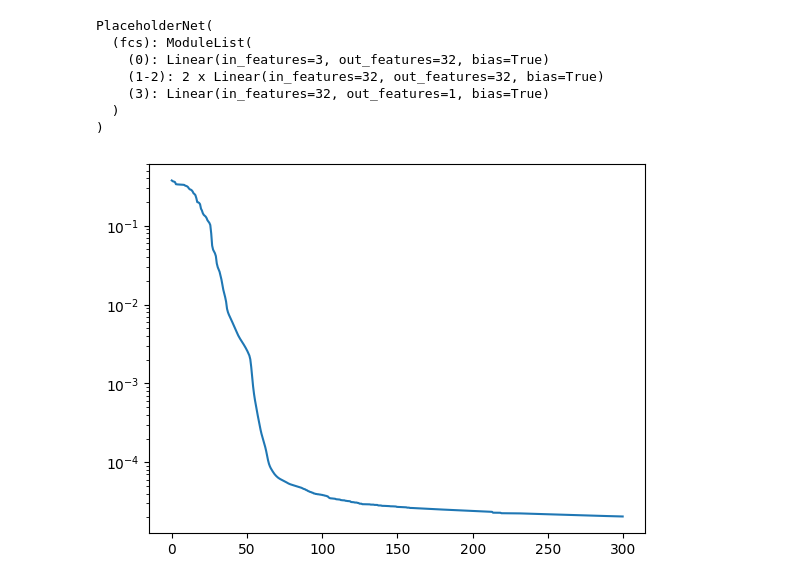
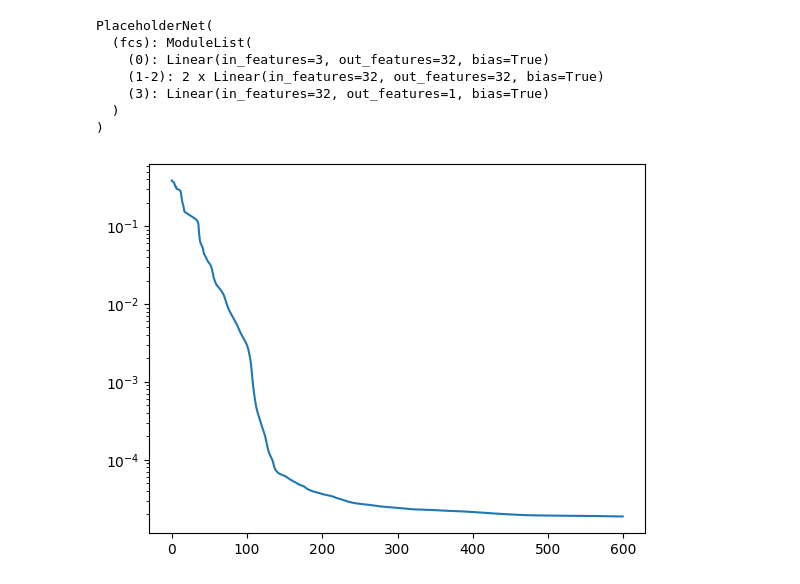
Before and after one commit to JamesAndrewKing/GaussNewtonShapes, a Jupyter notebook: notebooks/rockerarm.ipynb, the cells around one changed output. Drawn from its saved outputs; the diff is of its cells as text; code cells hidden in the pictures.

```diff
--- a/notebooks/rockerarm.ipynb
+++ b/notebooks/rockerarm.ipynb
@@ -46,7 +46,8 @@ scale = pts.norm(dim=1).max()
 pts /= scale
 
 # subsample_fraction = 0.2
-subsample_fraction = 0.3
+# subsample_fraction = 0.3
+subsample_fraction = 1.0
 num_points = pts.shape[0]
 
 # Randomly shuffle the points
@@ -125,8 +126,8 @@ PlaceholderNet(
 # %%
 # Gauss-Newton weights:
 # loss_weights = {"interface": 1.0, "eikonal": 0.001, "normal": 1.0}
-# loss_weights = {"interface": 1.0, "eikonal": 0.01, "normal": 1.0}
-loss_weights = {"interface": 1.0, "eikonal": 0.1, "normal": 1.0}
+loss_weights = {"interface": 1.0, "eikonal": 0.01, "normal": 1.0}
+# loss_weights = {"interface": 1.0, "eikonal": 0.1, "normal": 1.0}
 
 
 # loss_weights = {"interface": 1.0, "eikonal": 0.1, "mean_curvature": 0.0}
@@ -136,7 +137,7 @@ loss_weights = {"interface": 1.0, "eikonal": 0.1, "normal": 1.0}
 min_vals = pts.min(dim=0).values-0.2  # min along each axis (x, y, z)
 max_vals = pts.max(dim=0).values+0.2
 # pts_eikonal = torch.rand([15000, 3], dtype=torch.float64)
-pts_eikonal = torch.rand([6000, 3], dtype=torch.float64)
+pts_eikonal = torch.rand([7000, 3], dtype=torch.float64)
 pts_eikonal = pts_eikonal * (max_vals - min_vals) + min_vals
 # n_per_dim = int(round(4000 ** (1/3)))  # ~16 to get ~4096 points total
 
@@ -172,36 +173,36 @@ best_loss = float('inf')
 
 start_time = time.time()
 current_time = 0
 
 # Gauss-Newton:
 optimizer = GaussNewtonNew(model, lr=1e-1, config=config)
 # optimizer = torch.optim.Adam(model.parameters(), lr=1e-3)
-for i in (pbar:=trange(1000)):
-    if current_time > 300:
+for i in (pbar:=trange(10000)):
+    if current_time > 600:
         break
     optimizer.zero_grad()
     with torch.no_grad():
         loss_interface  = 0.5*model.f(params, pts_sub).square().mean()
         loss_eikonal  = 0.5*model.r_eikonal(params, pts_eikonal).squeeze(1).square().mean()
         loss_normal = 0.5*model.r_normal(params, pts_sub, true_normals_sub).squeeze(1).square().mean()
         # loss = loss_weights["interface"] * loss_interface + loss_weights["eikonal"] * loss_eikonal + loss_weights["normal"] * loss_normal
         loss_metric = loss_interface + loss_normal
         loss_over_time[current_time] = loss_metric.item()
         pbar.set_description(f"Interface: {loss_interface.item():.2e} "
                              f"Eikonal: {loss_eikonal.item():.2e} "
                              f"Normal: {loss_normal.item():.2e} "
                              f"{len(pts_sub)}")
         if loss_metric.item() < best_loss:
             best_loss = loss_metric.item()
             best_model_state = copy.deepcopy(model.state_dict())
     optimizer.step()
     current_time = time.time() - start_time
 
 plt.plot(loss_over_time.keys(), loss_over_time.values())
 plt.semilogy()
 plt.show()
 # %% [output]
-[figure, old version]
+[figure, new version]
 # %%
 model = model.double()
 params = model.params
```
Also changed, not shown: parts of 7 cells of this notebook, 44 other files.
